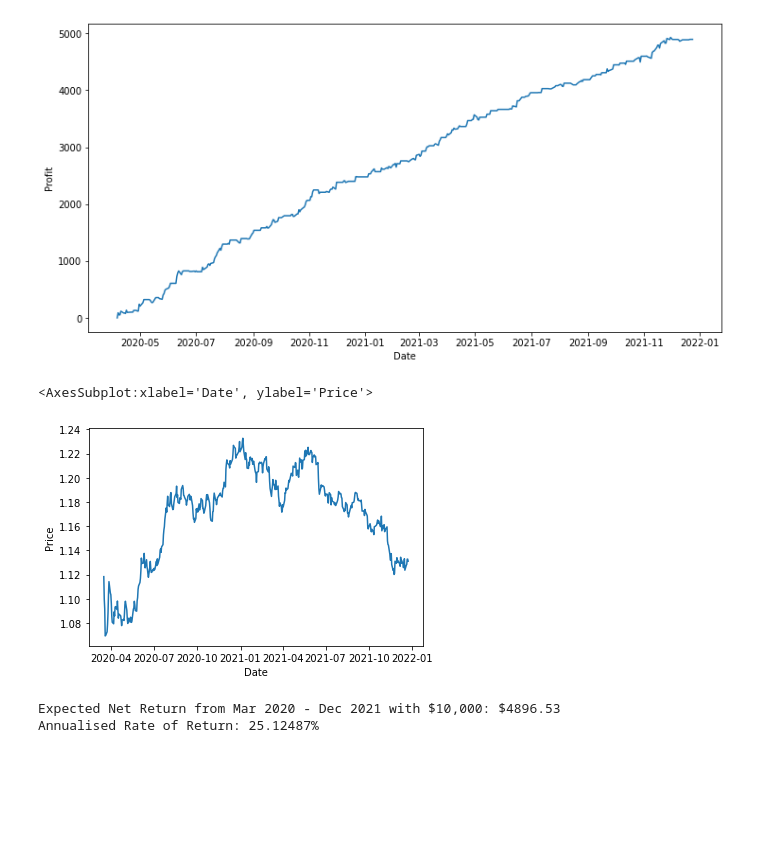
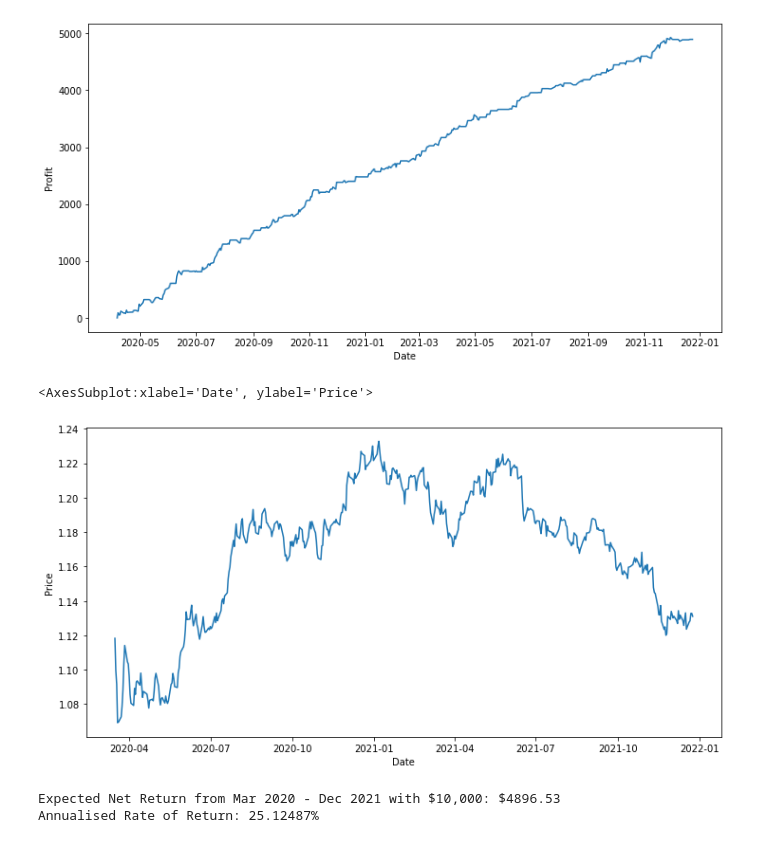
Before and after one commit to danieltwh/Open-Banking-ML, a Jupyter notebook: notebooks/signal/Backtesting_LSTM_Model_v3.ipynb, the cells around one changed output. Cells and saved outputs as stored; diff of their text form; code cells hidden in the pictures; blank space fills up the shorter version.

```diff
--- a/notebooks/signal/Backtesting_LSTM_Model_v3.ipynb
+++ b/notebooks/signal/Backtesting_LSTM_Model_v3.ipynb
@@ -1405,10 +1378,11 @@ sns.lineplot(x="Date", y="Profit", data=result_df)
 <AxesSubplot:xlabel='Date', ylabel='Profit'>
 [figure]
 # %%
+figure = plt.figure(figsize=(12,6))
 sns.lineplot(x="Date", y="Price", data=test_df)
 # %% [output]
 <AxesSubplot:xlabel='Date', ylabel='Price'>
-[figure, old version]
+[figure, new version]
 # %%
 expected_net_return = result_df.iloc[-1, 1]
 
```
Also changed, not shown: parts of 2 cells of this notebook, 5 other files.
